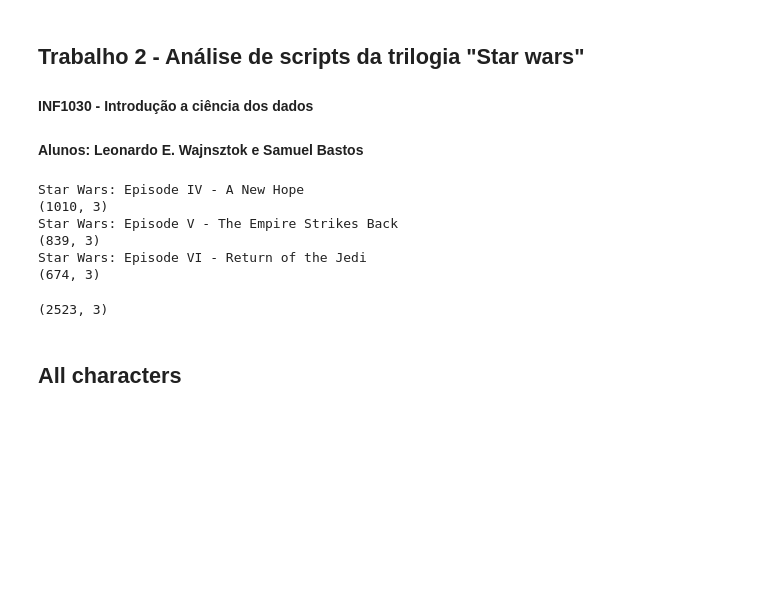
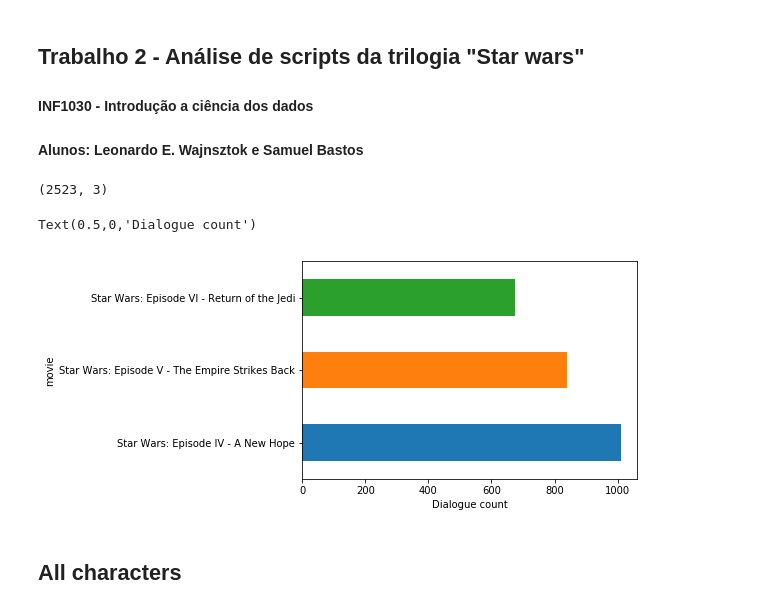
Before and after one commit to leotok/starwars-text-mining, a Jupyter notebook: script-analysis.ipynb, the cells around one changed output. Saved outputs shown, nothing was run; the diff lists cells and outputs as text; code cells hidden in the pictures; blank space fills up the shorter version.

Commit message:
plots

```diff
--- a/script-analysis.ipynb
+++ b/script-analysis.ipynb
@@ -22,22 +22,17 @@ trilogy = pd.DataFrame()
 for m in movies:
     episode = pd.read_table(m['script'], delim_whitespace=True, header=0, escapechar='\\')
     episode['movie'] = m['movie']
-
-    print (m['movie'])
-    print (episode.shape)
-
     trilogy = trilogy.append(episode)
-# %% [output]
-Star Wars: Episode IV - A New Hope
-(1010, 3)
-Star Wars: Episode V - The Empire Strikes Back
-(839, 3)
-Star Wars: Episode VI - Return of the Jedi
-(674, 3)
 # %%
 trilogy.shape
 # %% [output]
 (2523, 3)
+# %%
+ax = trilogy[['movie', 'character']].groupby(['movie']).size().plot.barh()
+ax.set_xlabel("Dialogue count")
+# %% [output]
+Text(0.5,0,'Dialogue count')
+[figure, added]
 # %% [markdown]
 ## All characters
 # %%
```
Also changed, not shown: parts of 3 cells of this notebook.
